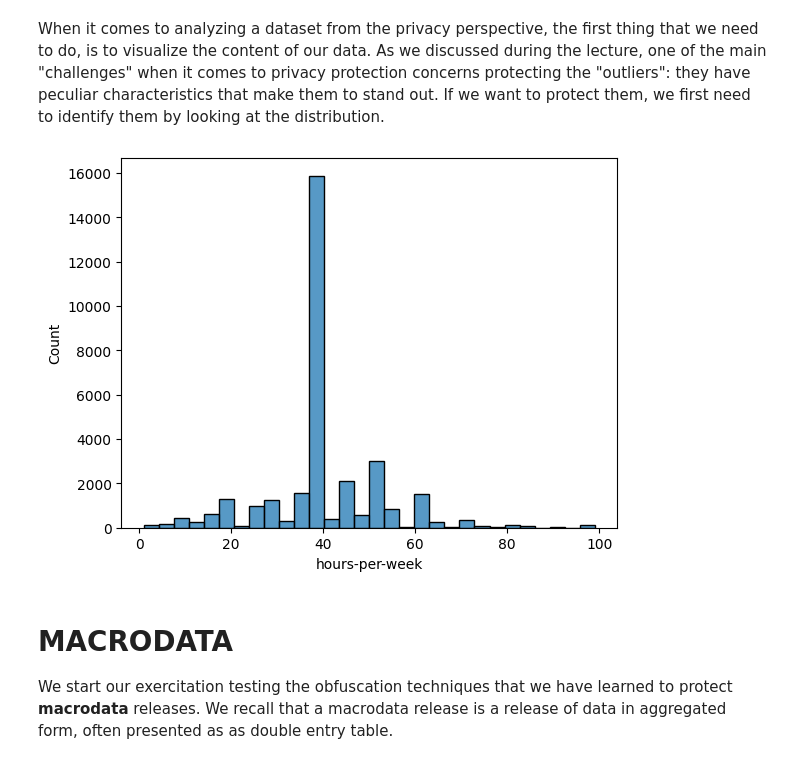
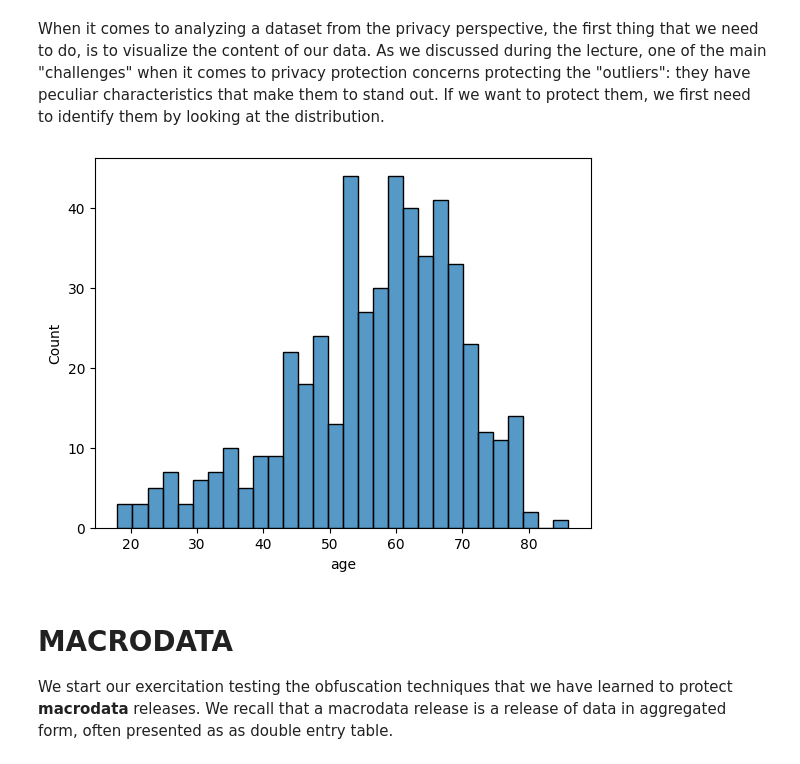
Before and after one commit to valentin111/ppia_hw1, a Jupyter notebook: hw1_maier_leist.ipynb, the cells around one changed output. Saved outputs shown, nothing was run; the diff lists cells and outputs as text; code cells hidden in the pictures.

```diff
--- a/hw1_maier_leist.ipynb
+++ b/hw1_maier_leist.ipynb
@@ -41,17 +35,17 @@ When it comes to analyzing a dataset from the privacy perspective, the first thi
 # %%
 #hours-per-week is an interesting attribute. How do you expect it to distribute
 #in the general population? How do you expect it to correlate with the income?
 #How a malicious adversarial can exploit this information to damage someone?
 
 #lets start by plotting the histogram of hours per week.
 #if you do not know where to start, check: https://seaborn.pydata.org/generated/seaborn.histplot.html
 
 #here goes your line of code
-sns.histplot(data=patientdf, x='hours-per-week', bins=30)
+sns.histplot(data=patientdf, x='age', bins=30)
 
 plt.show()
 # %% [output]
-[figure, old version]
+[figure, new version]
 # %% [markdown]
 # MACRODATA
 
```
Also changed, not shown: parts of 3 cells of this notebook.
